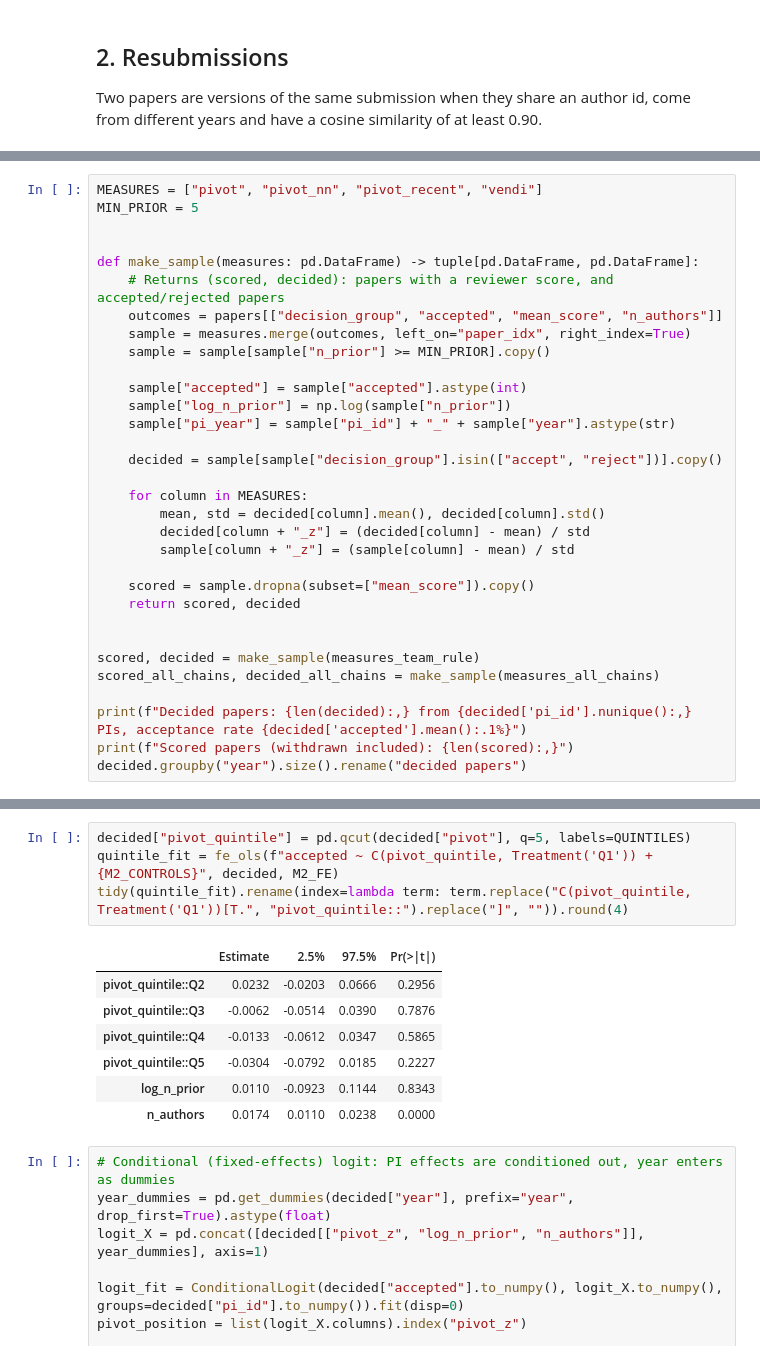
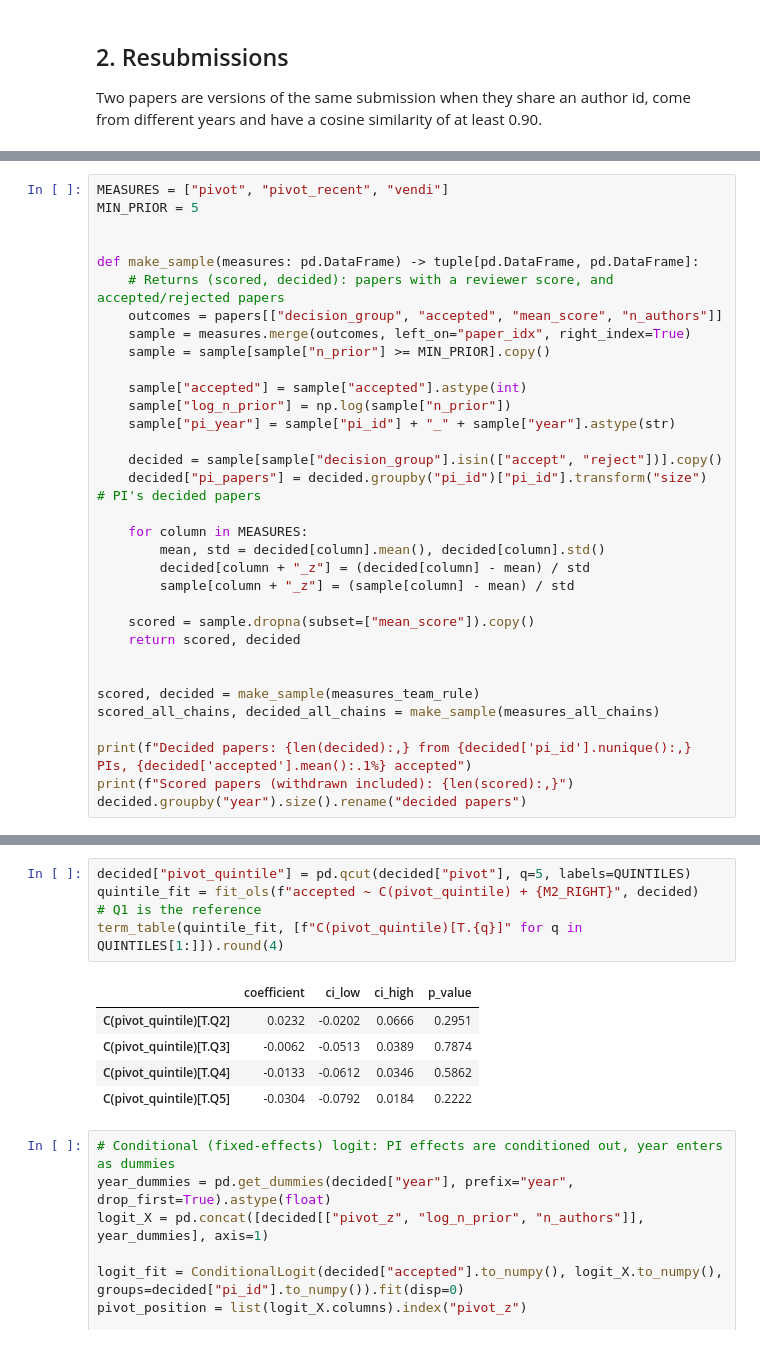
Before and after one commit to angellicodigo/COS424_Project, a Jupyter notebook: pivot_index.ipynb, the cells around one changed output, grey strips where cells are left out. Drawn from its saved outputs; the diff is of its cells as text.

```diff
--- a/pivot_index.ipynb
+++ b/pivot_index.ipynb
@@ -117,5 +120,5 @@ We keep PI papers with at least 5 prior papers. Each measure is standardised on
 # %%
-MEASURES = ["pivot", "pivot_nn", "pivot_recent", "vendi"]
+MEASURES = ["pivot", "pivot_recent", "vendi"]
 MIN_PRIOR = 5
 
 
@@ -130,6 +133,7 @@ def make_sample(measures: pd.DataFrame) -> tuple[pd.DataFrame, pd.DataFrame]:
     sample["pi_year"] = sample["pi_id"] + "_" + sample["year"].astype(str)
 
     decided = sample[sample["decision_group"].isin(["accept", "reject"])].copy()
+    decided["pi_papers"] = decided.groupby("pi_id")["pi_id"].transform("size")    # PI's decided papers
 
     for column in MEASURES:
         mean, std = decided[column].mean(), decided[column].std()
@@ -143,7 +147,7 @@ def make_sample(measures: pd.DataFrame) -> tuple[pd.DataFrame, pd.DataFrame]:
 scored, decided = make_sample(measures_team_rule)
 scored_all_chains, decided_all_chains = make_sample(measures_all_chains)
 
-print(f"Decided papers: {len(decided):,} from {decided['pi_id'].nunique():,} PIs, acceptance rate {decided['accepted'].mean():.1%}")
+print(f"Decided papers: {len(decided):,} from {decided['pi_id'].nunique():,} PIs, {decided['accepted'].mean():.1%} accepted")
 print(f"Scored papers (withdrawn included): {len(scored):,}")
 decided.groupby("year").size().rename("decided papers")
 # %% [output]
@@ -387,15 +406,13 @@ robustness_table.round(4)
 # %%
 decided["pivot_quintile"] = pd.qcut(decided["pivot"], q=5, labels=QUINTILES)
-quintile_fit = fe_ols(f"accepted ~ C(pivot_quintile, Treatment('Q1')) + {M2_CONTROLS}", decided, M2_FE)
-tidy(quintile_fit).rename(index=lambda term: term.replace("C(pivot_quintile, Treatment('Q1'))[T.", "pivot_quintile::").replace("]", "")).round(4)
+quintile_fit = fit_ols(f"accepted ~ C(pivot_quintile) + {M2_RIGHT}", decided)    # Q1 is the reference
+term_table(quintile_fit, [f"C(pivot_quintile)[T.{q}]" for q in QUINTILES[1:]]).round(4)
 # %% [output]
-|  | Estimate | 2.5% | 97.5% | Pr(>|t|) |
-| pivot_quintile::Q2 | 0.0232 | -0.0203 | 0.0666 | 0.2956 |
-| pivot_quintile::Q3 | -0.0062 | -0.0514 | 0.0390 | 0.7876 |
-| pivot_quintile::Q4 | -0.0133 | -0.0612 | 0.0347 | 0.5865 |
-| pivot_quintile::Q5 | -0.0304 | -0.0792 | 0.0185 | 0.2227 |
-| log_n_prior | 0.0110 | -0.0923 | 0.1144 | 0.8343 |
-| n_authors | 0.0174 | 0.0110 | 0.0238 | 0.0000 |
+|  | coefficient | ci_low | ci_high | p_value |
+| C(pivot_quintile)[T.Q2] | 0.0232 | -0.0202 | 0.0666 | 0.2951 |
+| C(pivot_quintile)[T.Q3] | -0.0062 | -0.0513 | 0.0389 | 0.7874 |
+| C(pivot_quintile)[T.Q4] | -0.0133 | -0.0612 | 0.0346 | 0.5862 |
+| C(pivot_quintile)[T.Q5] | -0.0304 | -0.0792 | 0.0184 | 0.2222 |
 # %%
 # Conditional (fixed-effects) logit: PI effects are conditioned out, year enters as dummies
 year_dummies = pd.get_dummies(decided["year"], prefix="year", drop_first=True).astype(float)
```
Also changed, not shown: parts of 38 cells of this notebook, 7 other files.
